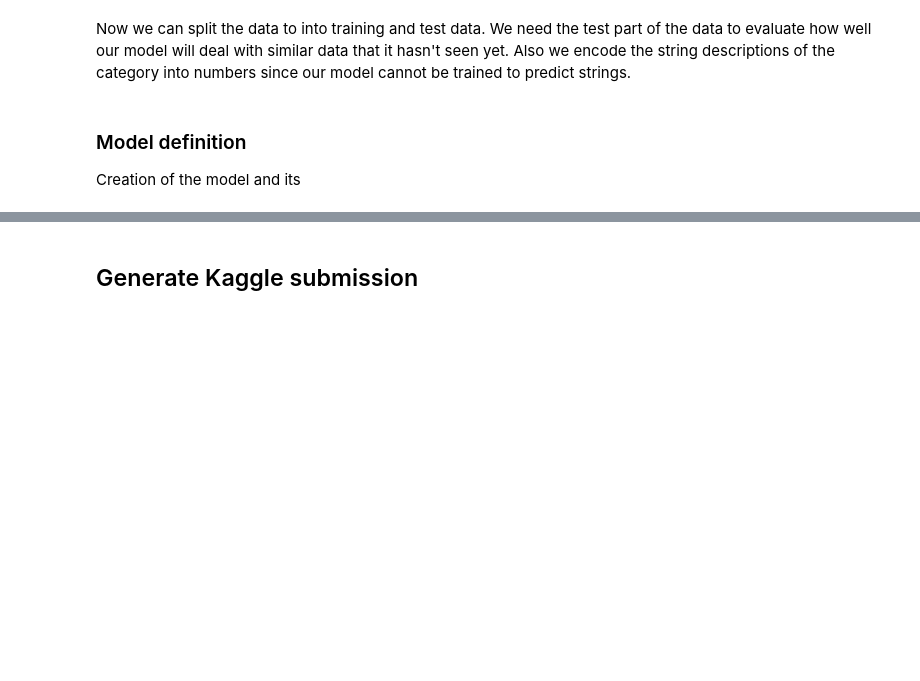
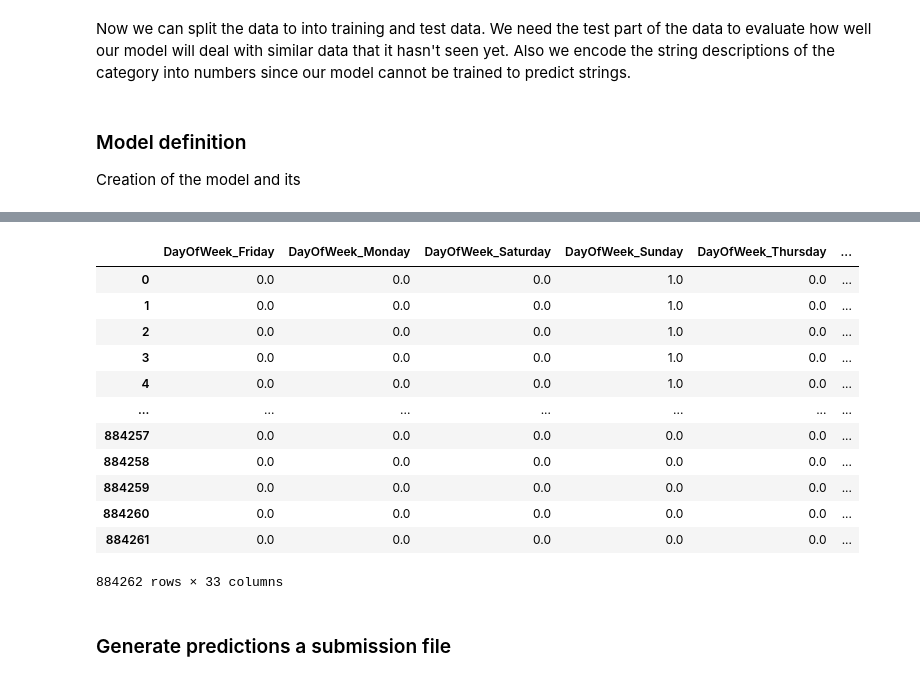
Before and after one commit to GeroVanMi/san-francisco-crime, a Jupyter notebook: src/mainreport.ipynb, the cells around one changed output, grey strips where cells are left out. Drawn from its saved outputs; the diff is of its cells as text; code cells hidden in the pictures; blank space fills up the shorter version.

```diff
--- a/src/mainreport.ipynb
+++ b/src/mainreport.ipynb
@@ -269,5 +304,27 @@ data
+# %%
+data = pd.read_csv('../data/test.csv')
+
+data = feature_engineering(data)
+
+data.to_csv('../data/test_cleaned.csv', index=False)
+
+data
+# %% [output]
+|  | DayOfWeek_Friday | DayOfWeek_Monday | DayOfWeek_Saturday | DayOfWeek_Sunday | DayOfWeek_Thursday | ... |
+| 0 | 0.0 | 0.0 | 0.0 | 1.0 | 0.0 | ... |
+| 1 | 0.0 | 0.0 | 0.0 | 1.0 | 0.0 | ... |
+| 2 | 0.0 | 0.0 | 0.0 | 1.0 | 0.0 | ... |
+| 3 | 0.0 | 0.0 | 0.0 | 1.0 | 0.0 | ... |
+| 4 | 0.0 | 0.0 | 0.0 | 1.0 | 0.0 | ... |
+| ... | ... | ... | ... | ... | ... | ... |
+| 884257 | 0.0 | 0.0 | 0.0 | 0.0 | 0.0 | ... |
+| 884258 | 0.0 | 0.0 | 0.0 | 0.0 | 0.0 | ... |
+| 884259 | 0.0 | 0.0 | 0.0 | 0.0 | 0.0 | ... |
+| 884260 | 0.0 | 0.0 | 0.0 | 0.0 | 0.0 | ... |
+| 884261 | 0.0 | 0.0 | 0.0 | 0.0 | 0.0 | ... |
+884262 rows × 33 columns
 # %% [markdown]
-## Generate Kaggle submission
+### Generate predictions a submission file
 # %%
 import keras
 import pandas as pd
```
Also changed, not shown: parts of 17 cells of this notebook, 2 other files.
